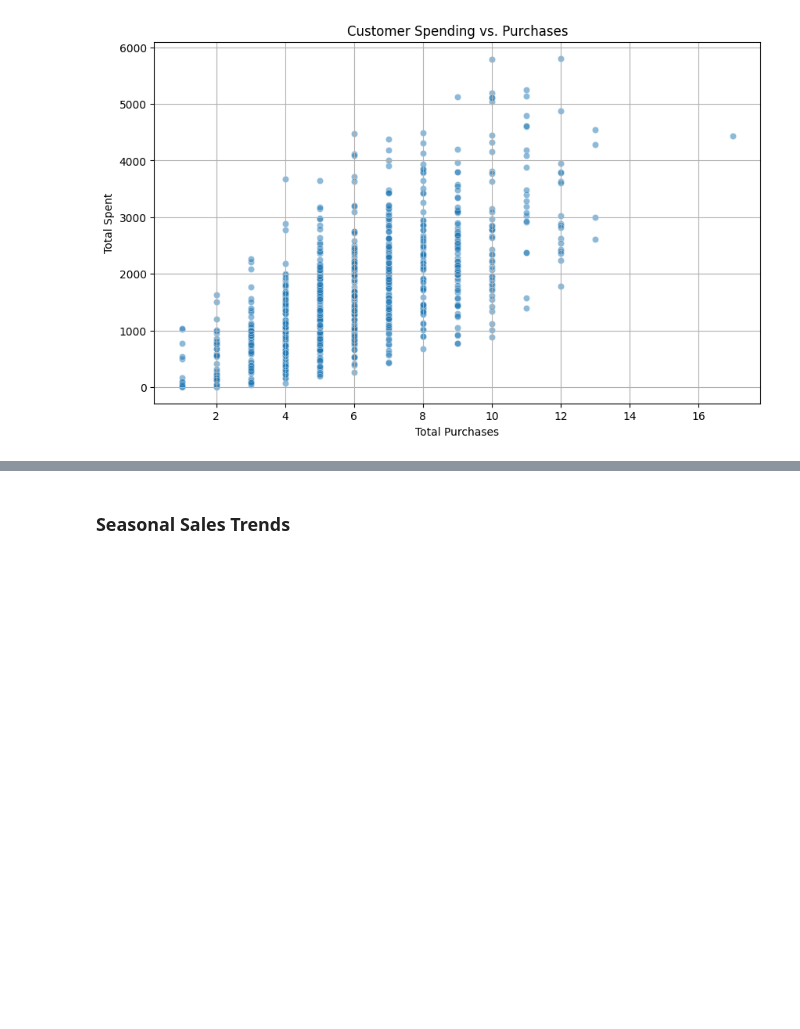
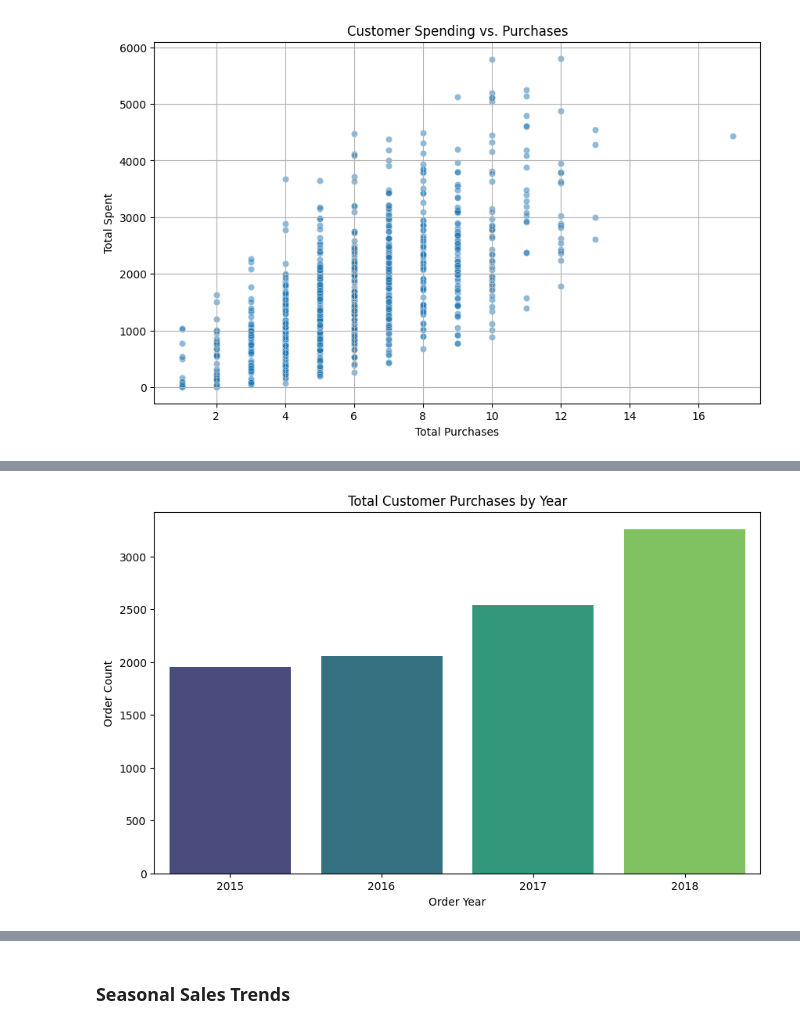
Before and after one commit to muneer-a/ecld_data_engineering_assignment, a Jupyter notebook: 2_transformations/6_transformations.ipynb, the cells around one changed output, grey strips where cells are left out. Cells and saved outputs as stored; diff of their text form; code cells hidden in the pictures; blank space fills up the shorter version.

```diff
--- a/2_transformations/6_transformations.ipynb
+++ b/2_transformations/6_transformations.ipynb
@@ -314,0 +379,16 @@ plt.show()
+# %%
+# Aggregating total orders by year
+agg_df = pdf.groupby("Order Year")["count"].sum().reset_index()
+
+plt.figure(figsize=(10, 6))
+sns.barplot(data=agg_df, x="Order Year", y="count", palette="viridis")
+
+# Title and labels
+plt.title("Total Customer Purchases by Year")
+plt.xlabel("Order Year")
+plt.ylabel("Order Count")
+
+# Show plot
+plt.show()
+# %% [output]
+[figure, added]
```
Also changed, not shown: parts of 9 cells of this notebook.
